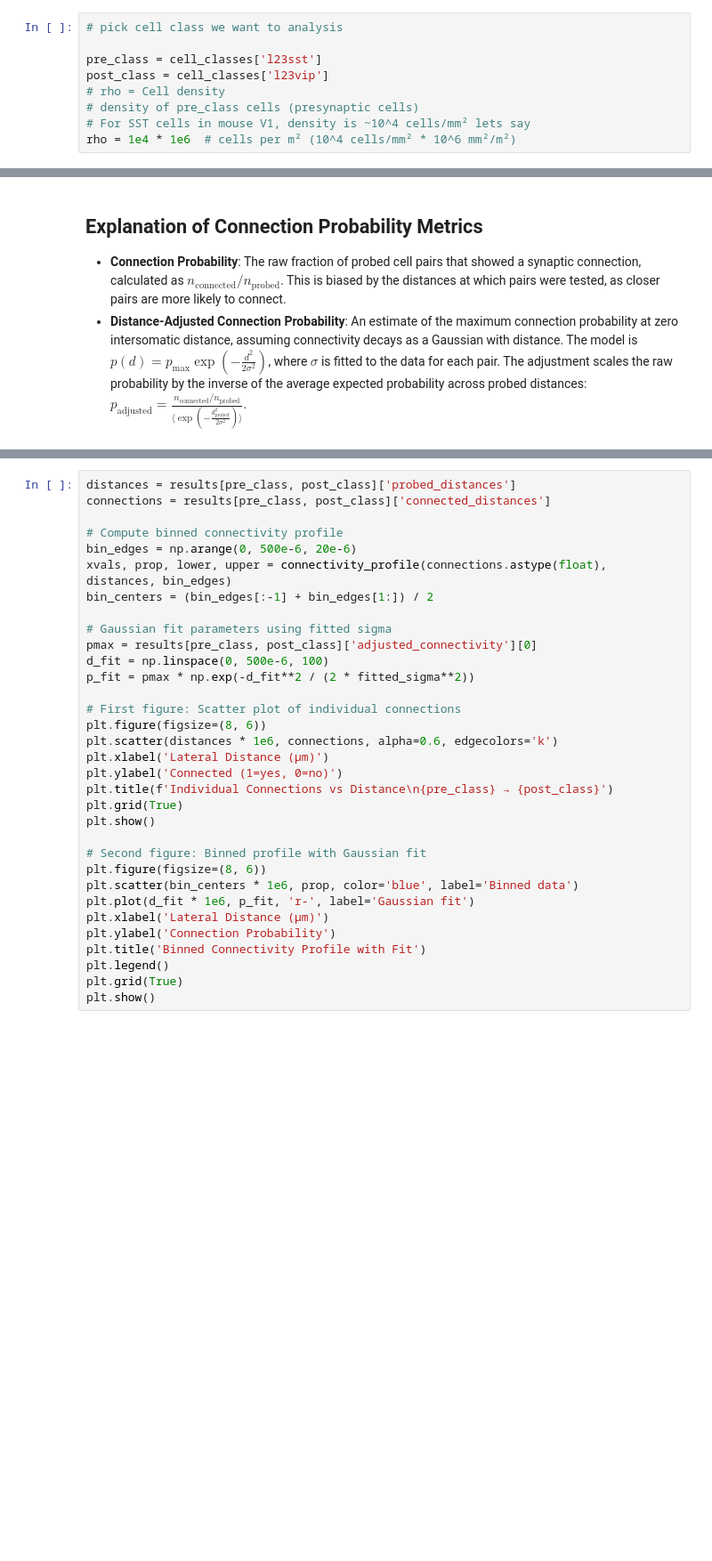
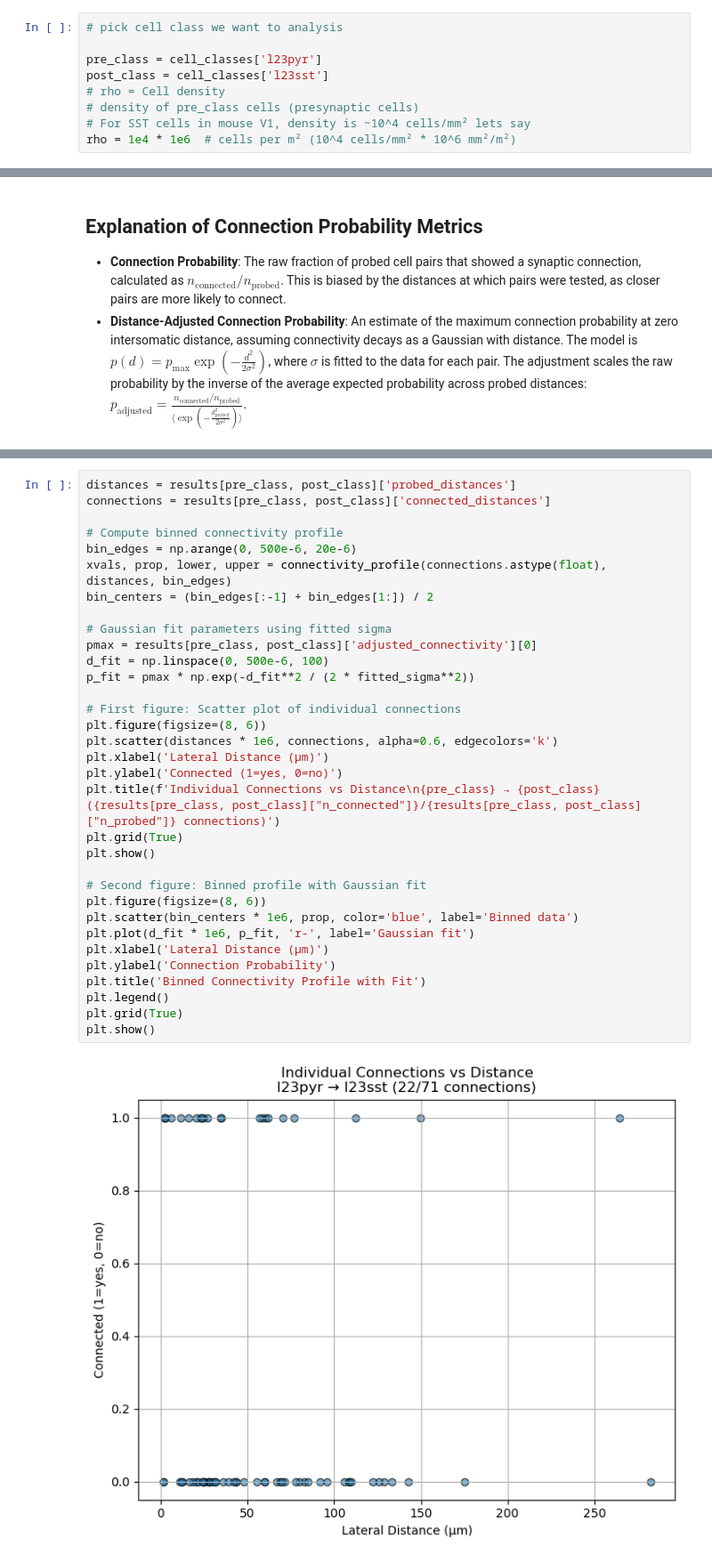
Before and after one commit to cyneuro/Allen-Database-Notebooks, a Jupyter notebook: Connections/connections.ipynb, the cells around one changed output, grey strips where cells are left out. Shown at 89% size. Saved outputs shown, nothing was run; the diff lists cells and outputs as text; blank space fills up the shorter version.

```diff
--- a/Connections/connections.ipynb
+++ b/Connections/connections.ipynb
@@ -81,8 +81,8 @@ plt.show()
 # %%
 # pick cell class we want to analysis
 
-pre_class = cell_classes['l23sst']
-post_class = cell_classes['l23vip']
+pre_class = cell_classes['l23pyr']
+post_class = cell_classes['l23sst']
 # rho = Cell density
 # density of pre_class cells (presynaptic cells)
 # For SST cells in mouse V1, density is ~10^4 cells/mm² lets say
@@ -138,31 +146,33 @@ distances = results[pre_class, post_class]['probed_distances']
 connections = results[pre_class, post_class]['connected_distances']
 
 # Compute binned connectivity profile
 bin_edges = np.arange(0, 500e-6, 20e-6)
 xvals, prop, lower, upper = connectivity_profile(connections.astype(float), distances, bin_edges)
 bin_centers = (bin_edges[:-1] + bin_edges[1:]) / 2
 
 # Gaussian fit parameters using fitted sigma
 pmax = results[pre_class, post_class]['adjusted_connectivity'][0]
 d_fit = np.linspace(0, 500e-6, 100)
 p_fit = pmax * np.exp(-d_fit**2 / (2 * fitted_sigma**2))
 
 # First figure: Scatter plot of individual connections
 plt.figure(figsize=(8, 6))
 plt.scatter(distances * 1e6, connections, alpha=0.6, edgecolors='k')
 plt.xlabel('Lateral Distance (μm)')
 plt.ylabel('Connected (1=yes, 0=no)')
-plt.title(f'Individual Connections vs Distance\n{pre_class} → {post_class}')
+plt.title(f'Individual Connections vs Distance\n{pre_class} → {post_class} ({results[pre_class, post_class]["n_connected"]}/{results[pre_class, post_class]["n_probed"]} connections)')
 plt.grid(True)
 plt.show()
 
 # Second figure: Binned profile with Gaussian fit
 plt.figure(figsize=(8, 6))
 plt.scatter(bin_centers * 1e6, prop, color='blue', label='Binned data')
 plt.plot(d_fit * 1e6, p_fit, 'r-', label='Gaussian fit')
 plt.xlabel('Lateral Distance (μm)')
 plt.ylabel('Connection Probability')
 plt.title('Binned Connectivity Profile with Fit')
 plt.legend()
 plt.grid(True)
 plt.show()
+# %% [output]
+[figure, added]
```
Also changed, not shown: parts of 4 cells of this notebook, 1 other file.
